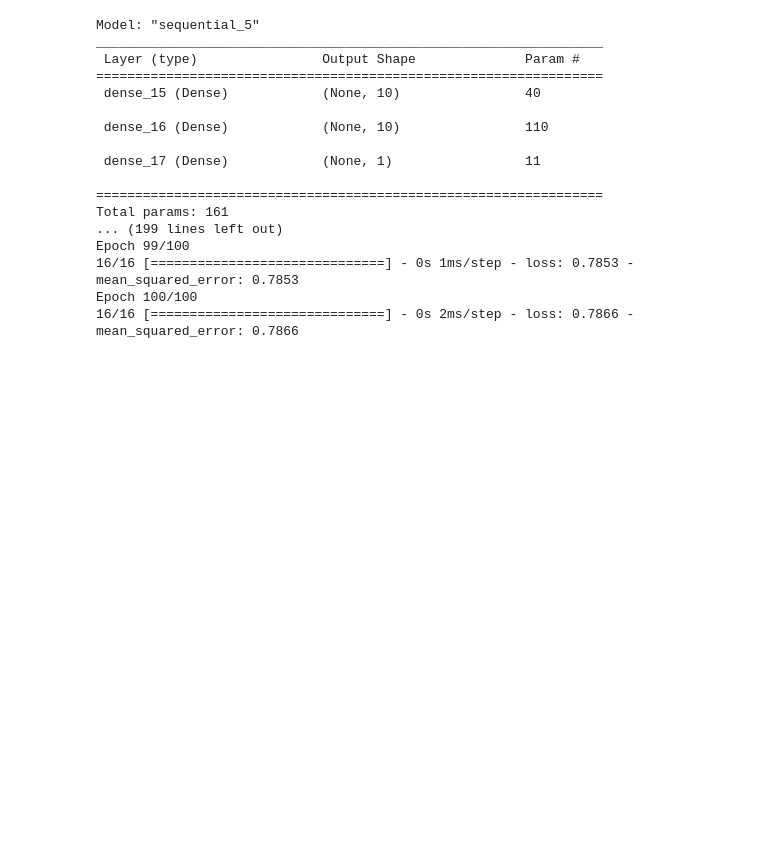
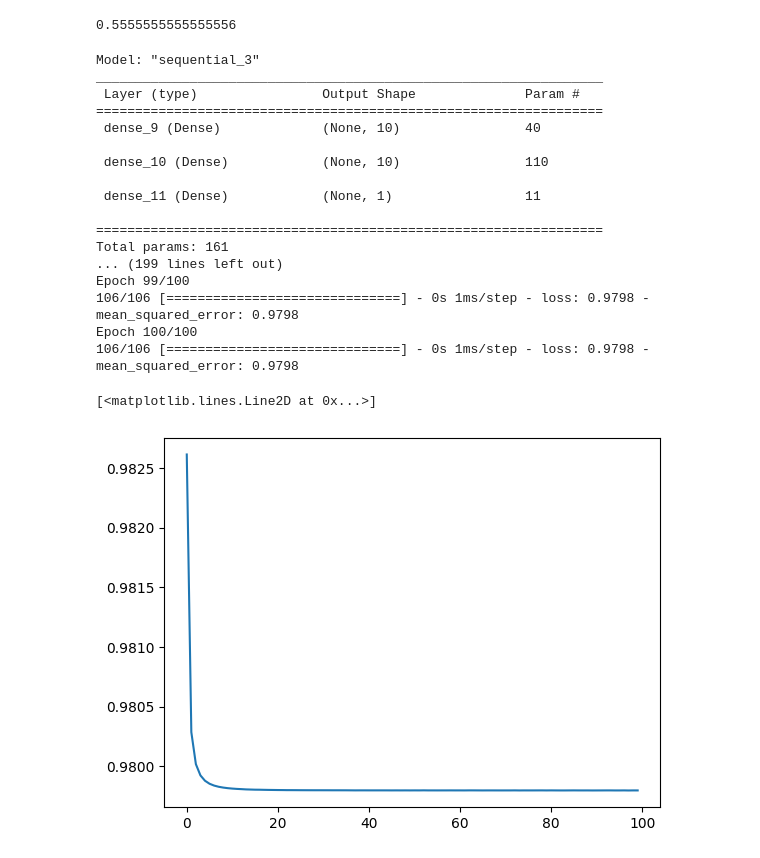
Before and after one commit to aadityarautela/SingleLinkManipulatorRLANN, a Jupyter notebook: SingleLinkManipulatorRLANN.ipynb, the cells around one changed output. Cells and saved outputs as stored; diff of their text form; code cells hidden in the pictures; blank space fills up the shorter version.

```diff
--- a/SingleLinkManipulatorRLANN.ipynb
+++ b/SingleLinkManipulatorRLANN.ipynb
@@ -138,9 +145,15 @@ B = B0/Kt
 env = SingleLinkManipulator(N, B, M, Kb, R, L)
 # %%
 def find_nearest(array, value):
-    idx = np.searchsorted(array, value, side="left")
-    if idx > 0 and (idx == len(array) or math.fabs(value - array[idx-1]) < math.fabs(value - array[idx])):
-        return idx-1
-    else:
-        return idx
+    # idx = np.searchsorted(array, value, side="left")
+    # if idx > 0 and (idx == len(array) or math.fabs(value - array[idx-1]) < math.fabs(value - array[idx])):
+    #     return idx-1
+    # else:
+    #     return idx
+    return np.digitize(value, array)
+
+temp = np.linspace(0,1,10)
+print(temp[find_nearest(temp, 0.54)])
+# %% [output]
+0.5555555555555556
 # %%
@@ -180,7 +193,7 @@ model = keras.Sequential([
     keras.layers.Input(shape=(3,)),
     keras.layers.Dense(10, activation='softplus'),
     keras.layers.Dense(10, activation='softplus'),
-    keras.layers.Dense(1, activation='relu'),
+    keras.layers.Dense(1, activation='sigmoid'),
 ])
 
 model.summary()
@@ -201,6 +214,9 @@ for i in range(N1):
             x_train = np.append(x_train, [[i, j, k]], axis=0)
             y_train = np.append(y_train, policy[i, j, k])
 
+x_train=  x_train[1:]
+y_train=  y_train[1:]/U_BOUND
+
 history = model.fit(
     x_train,
     y_train,
@@ -208,20 +224,25 @@ history = model.fit(
     epochs=100,
 )
 # %% [output]
-Model: "sequential_5"
+Model: "sequential_3"
 _________________________________________________________________
  Layer (type)                Output Shape              Param #
 =================================================================
- dense_15 (Dense)            (None, 10)                40
+ dense_9 (Dense)             (None, 10)                40
 
- dense_16 (Dense)            (None, 10)                110
+ dense_10 (Dense)            (None, 10)                110
 
- dense_17 (Dense)            (None, 1)                 11
+ dense_11 (Dense)            (None, 1)                 11
 
 =================================================================
 Total params: 161
 ... (199 lines left out)
 Epoch 99/100
-16/16 [==============================] - 0s 1ms/step - loss: 0.7853 - mean_squared_error: 0.7853
+106/106 [==============================] - 0s 1ms/step - loss: 0.9798 - mean_squared_error: 0.9798
 Epoch 100/100
-16/16 [==============================] - 0s 2ms/step - loss: 0.7866 - mean_squared_error: 0.7866
+106/106 [==============================] - 0s 1ms/step - loss: 0.9798 - mean_squared_error: 0.9798
+# %%
+plt.plot(history.history['loss'])
+# %% [output]
+[<matplotlib.lines.Line2D at 0x...>]
+[figure, added]
```
Also changed, not shown: parts of 8 cells of this notebook, 5 other files.
